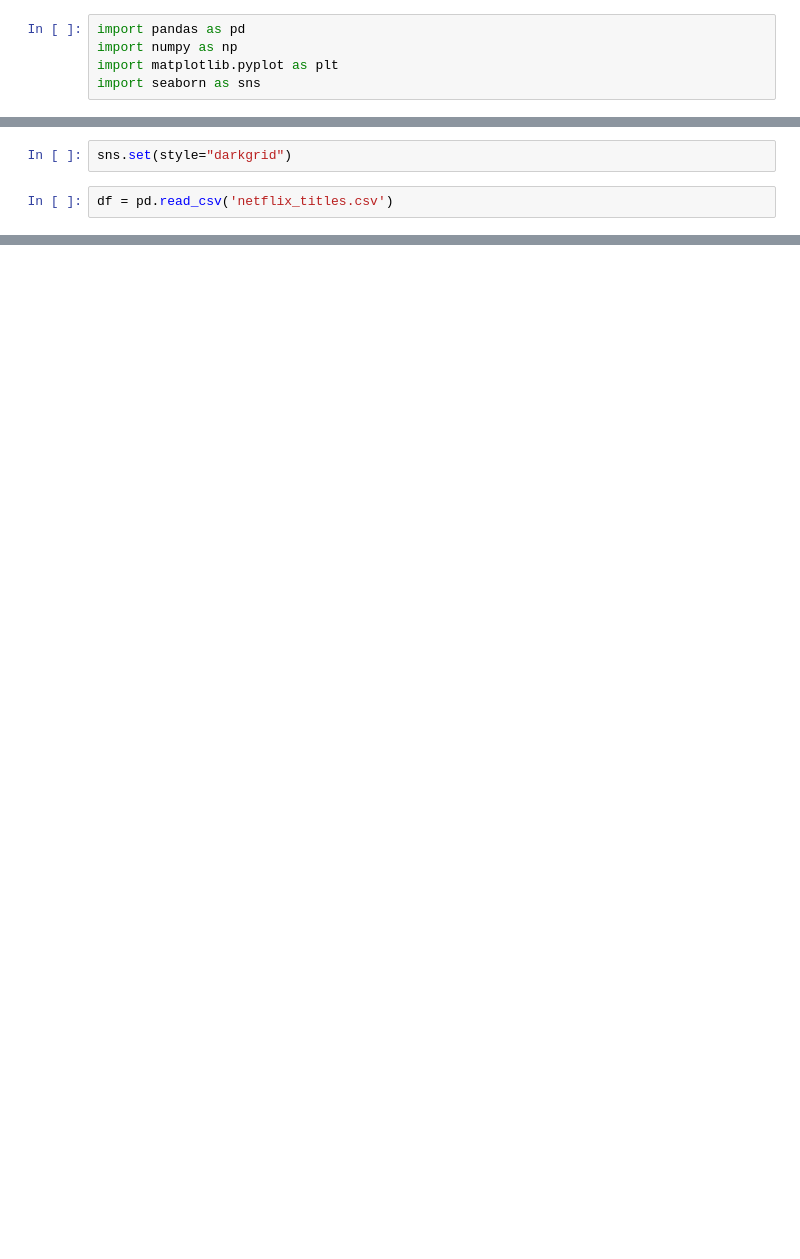
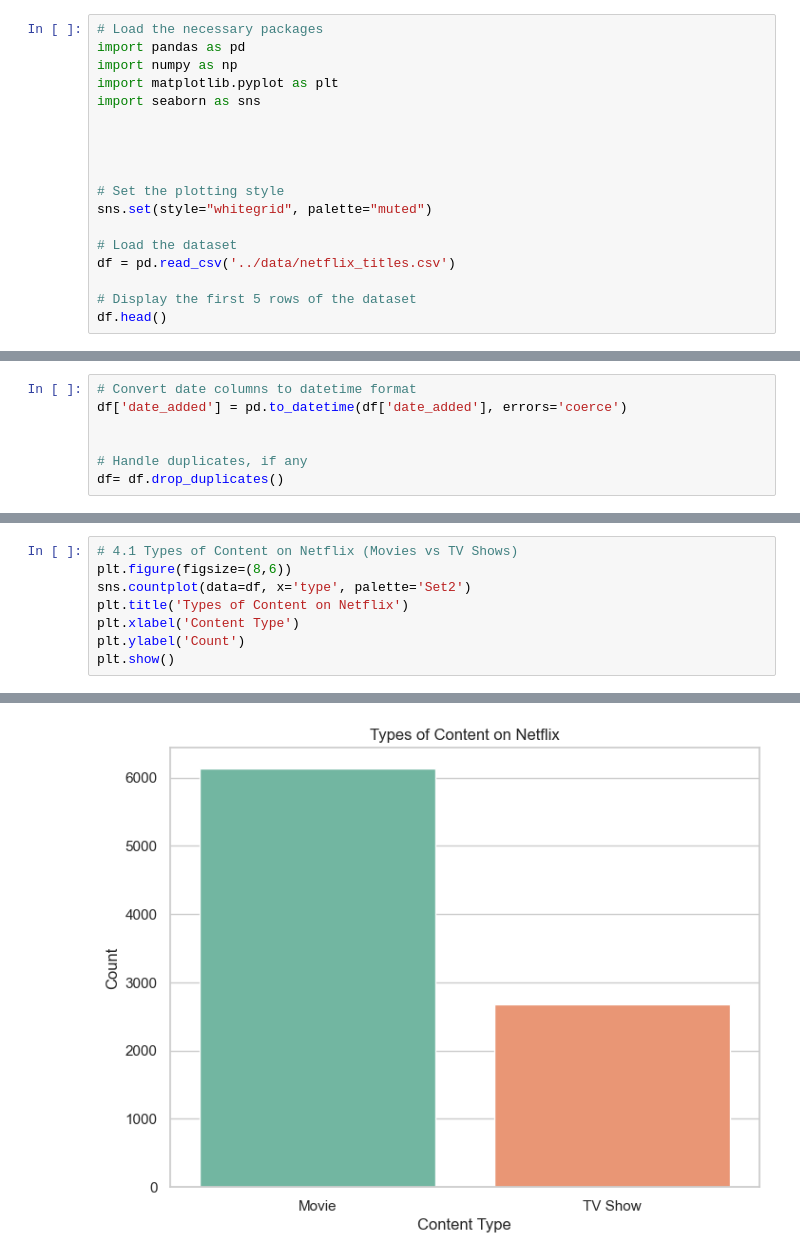
Before and after one commit to gonzomp7/netflix-eda, a Jupyter notebook: notebooks/netflix_eda.ipynb, the cells around one changed output, grey strips where cells are left out. Cells and saved outputs as stored; diff of their text form; blank space fills up the shorter version.

Commit message:
Updated analysis in Netflix EDA notebook

```diff
--- a/notebooks/netflix_eda.ipynb
+++ b/notebooks/netflix_eda.ipynb
@@ -3,5 +59,18 @@ Importing necessary libraries
 # %%
+# Load the necessary packages
 import pandas as pd
 import numpy as np
 import matplotlib.pyplot as plt
 import seaborn as sns
+
+
+
+
+# Set the plotting style
+sns.set(style="whitegrid", palette="muted")
+
+# Load the dataset
+df = pd.read_csv('../data/netflix_titles.csv')
+
+# Display the first 5 rows of the dataset
+df.head()
@@ -8,4 +83,0 @@ import seaborn as sns
-# %%
-sns.set(style="darkgrid")
-# %%
-df = pd.read_csv('netflix_titles.csv')
@@ -163,0 +152,7 @@ Passing `palette` without assigning `hue` is deprecated and will be removed in v
+# %%
+# Convert date columns to datetime format
+df['date_added'] = pd.to_datetime(df['date_added'], errors='coerce')
+
+
+# Handle duplicates, if any
+df= df.drop_duplicates()
@@ -163,0 +163,9 @@ Passing `palette` without assigning `hue` is deprecated and will be removed in v
+# %%
+# 4.1 Types of Content on Netflix (Movies vs TV Shows)
+plt.figure(figsize=(8,6))
+sns.countplot(data=df, x='type', palette='Set2')
+plt.title('Types of Content on Netflix')
+plt.xlabel('Content Type')
+plt.ylabel('Count')
+plt.show()
+# %% [output]
@@ -163,0 +175 @@ Passing `palette` without assigning `hue` is deprecated and will be removed in v
+[figure, added]
```
Also changed, not shown: parts of 29 cells of this notebook, 1 other file.
